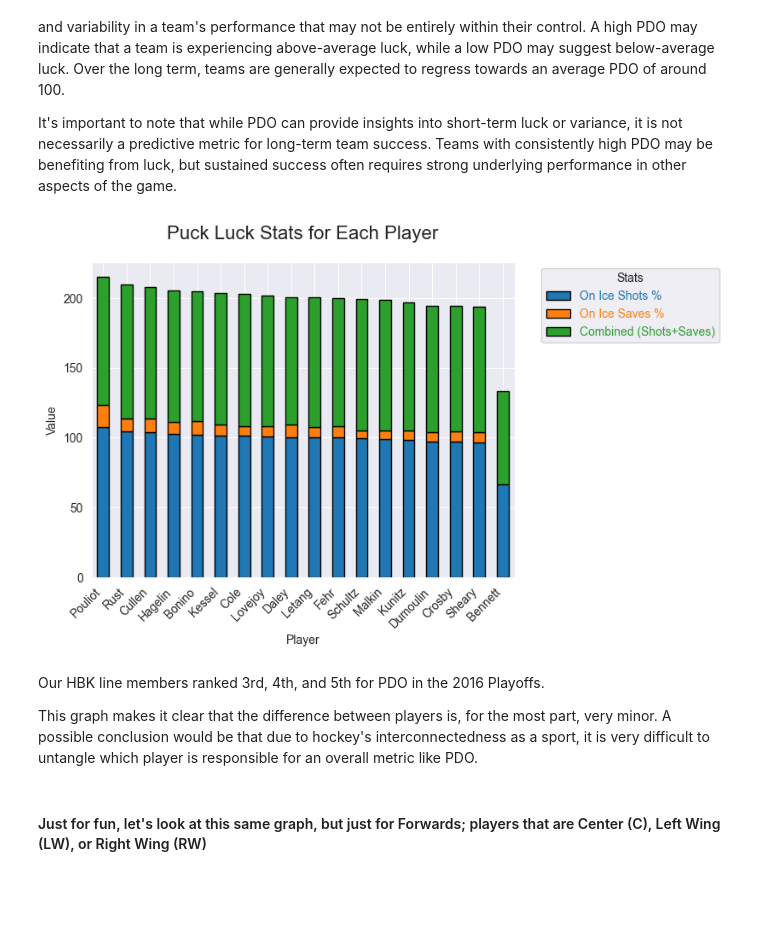
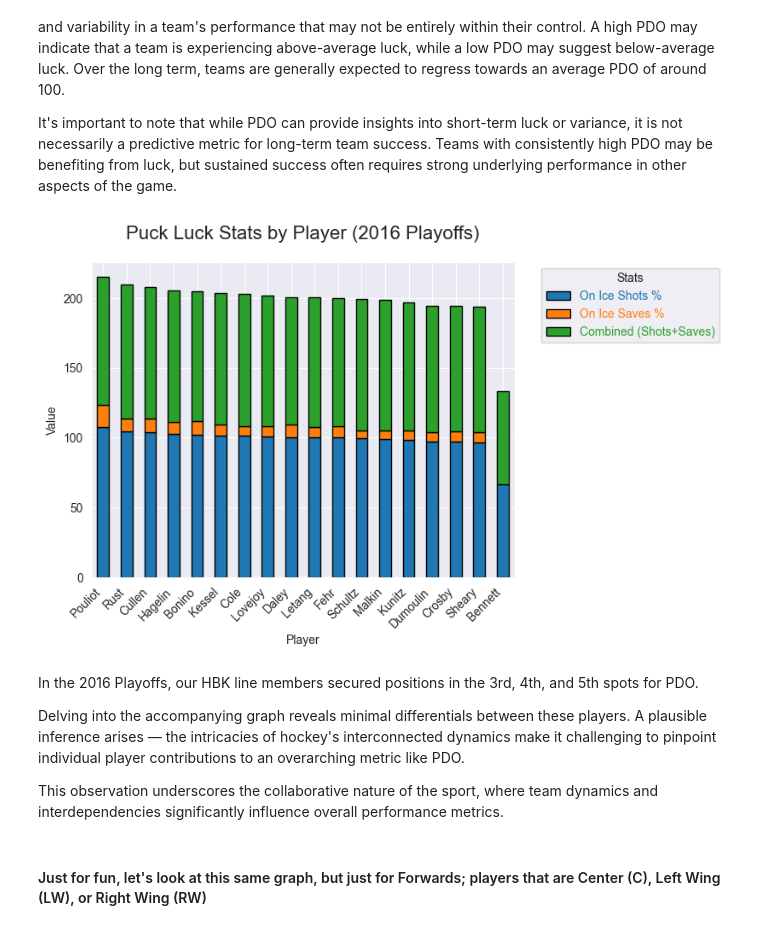
Before and after one commit to boncz/PenguinsHockeyAnalysis, a Jupyter notebook: Pens_playoff_analysis_2016.ipynb, the cells around one changed output. Saved outputs shown, nothing was run; the diff lists cells and outputs as text; code cells hidden in the pictures; blank space fills up the shorter version.

```diff
--- a/Pens_playoff_analysis_2016.ipynb
+++ b/Pens_playoff_analysis_2016.ipynb
@@ -1007,39 +987,41 @@ puck_luck_2016_melted = pd.melt(puck_luck_2016, id_vars='lastName')
 
 #pivot the DataFrame for a stacked bar graph
 df_puck_luck_pivoted = puck_luck_2016_melted.pivot(index='lastName', columns='variable', values='value')
 
 #sort the DataFrame by the 'PDO' column in descending order
 df_puck_luck_pivoted = df_puck_luck_pivoted.sort_values(by='PDO', ascending=False)
 
 #plot
 ax = df_puck_luck_pivoted.plot(kind='bar', stacked=True, edgecolor='black')
 
-plt.title('Puck Luck Stats for Each Player', fontsize=16, y=1.05)
+plt.title('Puck Luck Stats by Player (2016 Playoffs)', fontsize=16, y=1.05)
 plt.xlabel('Player')
 plt.ylabel('Value')
 
 #customize legend labels
 legend_labels = {'oiSH%': 'On Ice Shots %', 'oiSV%': 'On Ice Saves %', 'PDO': 'Combined (Shots+Saves)'}
 handles, _ = ax.get_legend_handles_labels()
 
 #create a separate legend
 legend = plt.legend(handles=handles, labels=[legend_labels[label] for label in puck_luck_2016_melted['variable'].unique()],
                     title='Stats', loc='upper left', bbox_to_anchor=(1.05, 1))
 
 #adjust legend color
 for handle, label in zip(legend.legend_handles, legend.get_texts()):
     label.set_color(handle.get_facecolor())
 
 #rotate x-axis labels at 45 degrees
 plt.xticks(rotation=45, ha='right')
 
 plt.show()
 # %% [output]
-[figure, old version]
+[figure, new version]
 # %% [markdown]
-Our HBK line members ranked 3rd, 4th, and 5th for PDO in the 2016 Playoffs.
+In the 2016 Playoffs, our HBK line members secured positions in the 3rd, 4th, and 5th spots for PDO.
 
-This graph makes it clear that the difference between players is, for the most part, very minor. A possible conclusion would be that due to hockey's interconnectedness as a sport, it is very difficult to untangle which player is responsible for an overall metric like PDO.
+Delving into the accompanying graph reveals minimal differentials between these players. A plausible inference arises — the intricacies of hockey's interconnected dynamics make it challenging to pinpoint individual player contributions to an overarching metric like PDO.
+
+This observation underscores the collaborative nature of the sport, where team dynamics and interdependencies significantly influence overall performance metrics.
 # %% [markdown]
 #### Just for fun, let's look at this same graph, but just for Forwards; players that are Center (C), Left Wing (LW), or Right Wing (RW)
 # %%
```
Also changed, not shown: parts of 18 cells of this notebook, 2 other files.
